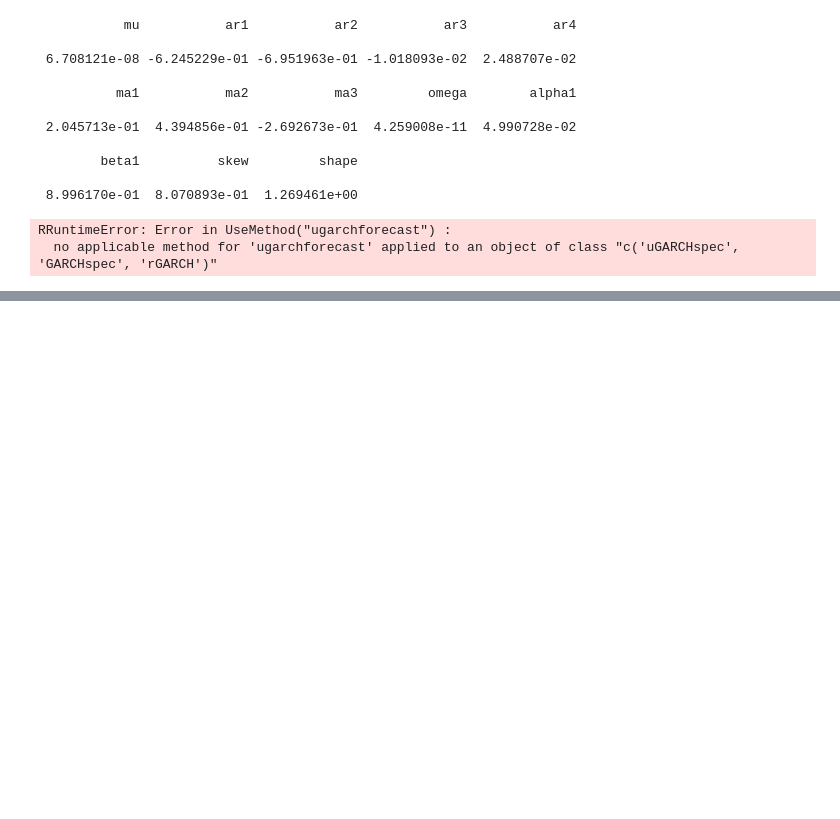
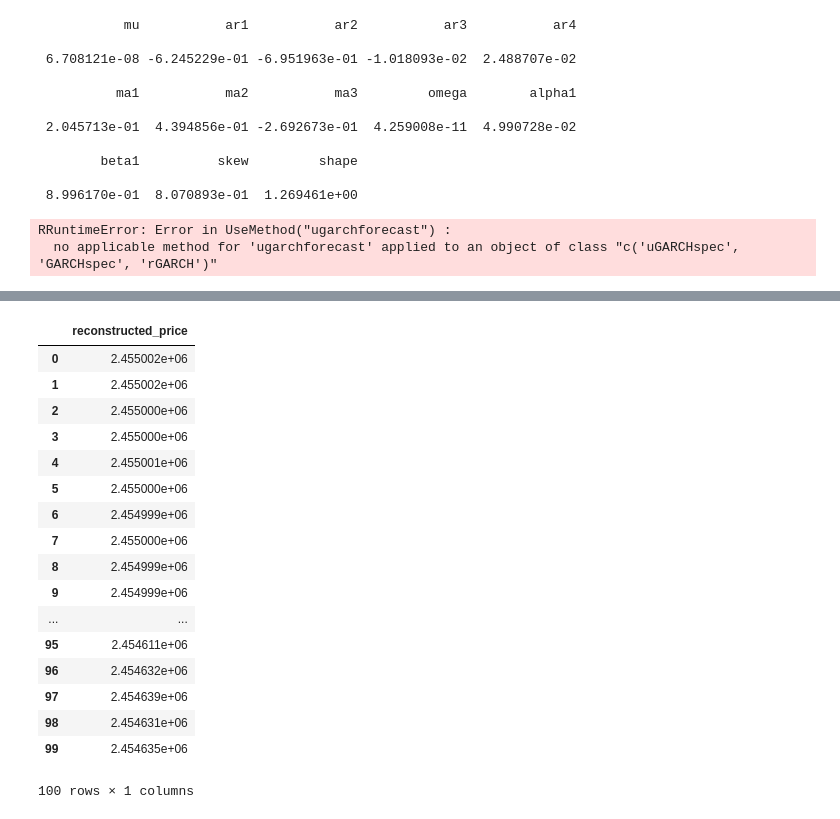
Before and after one commit to cetrulin/regime-switching-series-generator, a Jupyter notebook: notebooks/rugarch.ipynb, the cells around one changed output, grey strips where cells are left out. Drawn from its saved outputs; the diff is of its cells as text; code cells hidden in the pictures; blank space fills up the shorter version.

```diff
--- a/notebooks/rugarch.ipynb
+++ b/notebooks/rugarch.ipynb
@@ -370,0 +487,2 @@ df
+# %%
+init_val = df['Close'].values[0]
@@ -371,3 +491,27 @@ df
+# %%
+# multiplicamos todos los valores por dicho valor y listo.
+init_val * np.exp(np.cumsum(forecast * -1))
+# making sure that the model adaps well
+df
+# %% [output]
+|  | reconstructed_price |
+| 0 | 2.455002e+06 |
+| 1 | 2.455002e+06 |
+| 2 | 2.455000e+06 |
+| 3 | 2.455000e+06 |
+| 4 | 2.455001e+06 |
+| 5 | 2.455000e+06 |
+| 6 | 2.454999e+06 |
+| 7 | 2.455000e+06 |
+| 8 | 2.454999e+06 |
+| 9 | 2.454999e+06 |
+| ... | ... |
+| 95 | 2.454611e+06 |
+| 96 | 2.454632e+06 |
+| 97 | 2.454639e+06 |
+| 98 | 2.454631e+06 |
+| 99 | 2.454635e+06 |
+100 rows × 1 columns
 # %%
 # reconstructing forecasting
 df = pd.DataFrame()
```
Also changed, not shown: parts of 22 cells of this notebook, 4 other files.
